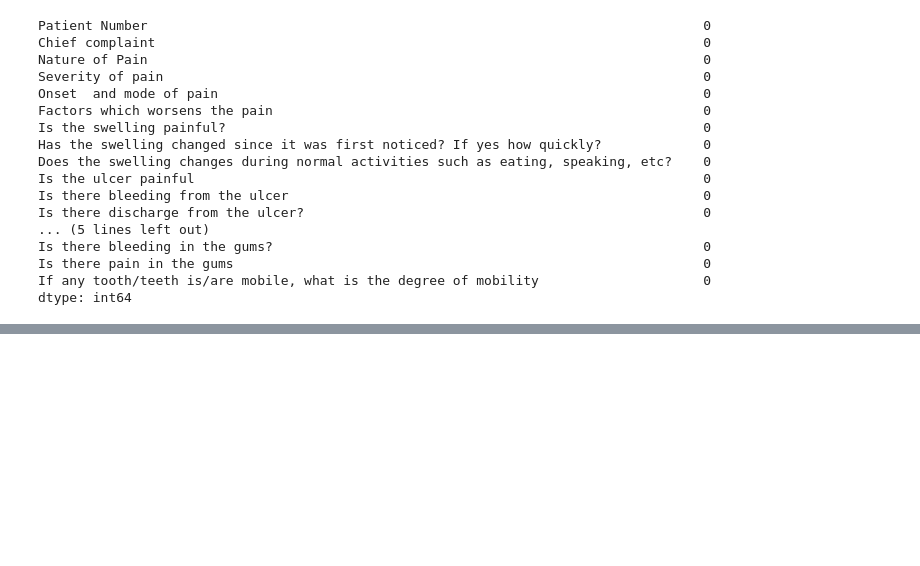
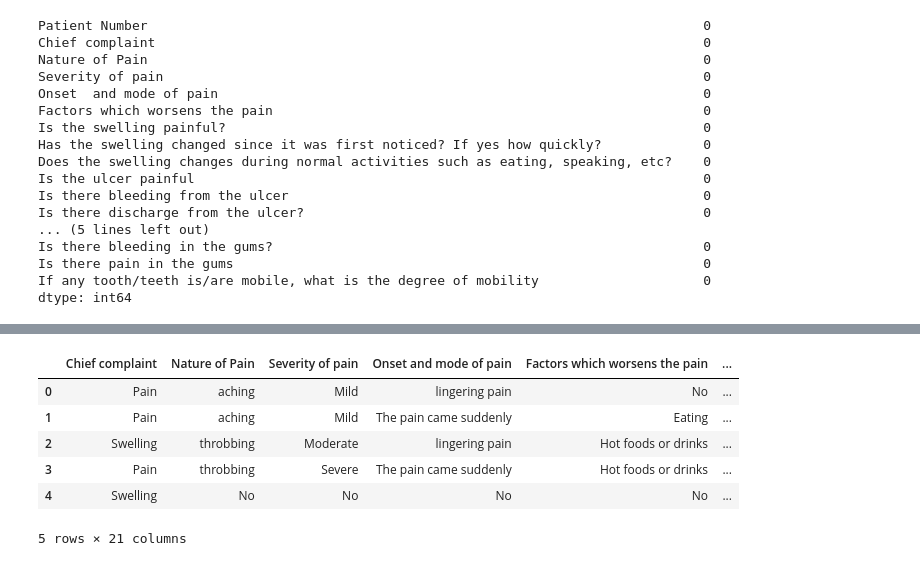
Before and after one commit to TheHuntsman4/EEML_Proposal, a Jupyter notebook: model.ipynb, the cells around one changed output, grey strips where cells are left out. Cells and saved outputs as stored; diff of their text form; code cells hidden in the pictures; blank space fills up the shorter version.

```diff
--- a/model.ipynb
+++ b/model.ipynb
@@ -75,0 +68,14 @@ dtype: int64
+# %%
+df['Gender']=(df['Patient Number'].apply(lambda x: x[0]))
+df['Age']=(df['Patient Number'].apply(lambda x: x[1:]))
+df=df.drop(["Patient Number"],axis=1)
+# %%
+df.head()
+# %% [output]
+|  | Chief complaint | Nature of Pain | Severity of pain | Onset and mode of pain | Factors which worsens the pain | ... |
+| 0 | Pain | aching | Mild | lingering pain | No | ... |
+| 1 | Pain | aching | Mild | The pain came suddenly | Eating | ... |
+| 2 | Swelling | throbbing | Moderate | lingering pain | Hot foods or drinks | ... |
+| 3 | Pain | throbbing | Severe | The pain came suddenly | Hot foods or drinks | ... |
+| 4 | Swelling | No | No | No | No | ... |
+5 rows × 21 columns
```
Also changed, not shown: parts of 2 cells of this notebook.
